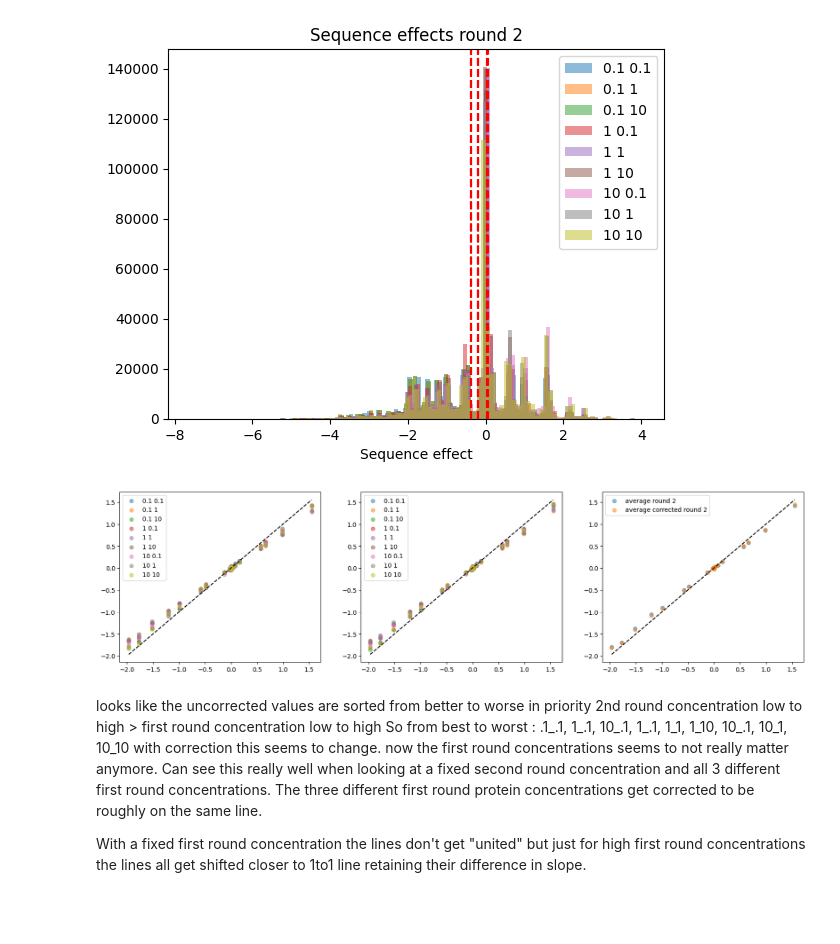
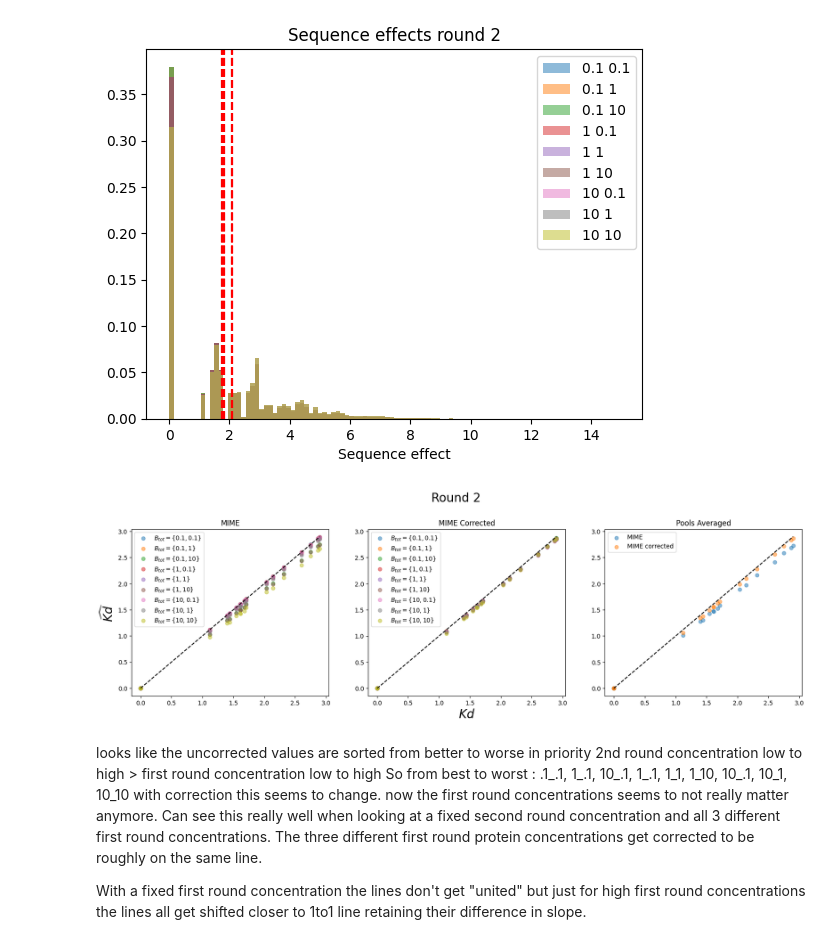
Before and after one commit to JoshuaGensel/dmMIME_correction, a Jupyter notebook: src/exploratory_analysis.ipynb, the cells around one changed output. Cells and saved outputs as stored; diff of their text form; code cells hidden in the pictures; blank space fills up the shorter version.

```diff
--- a/src/exploratory_analysis.ipynb
+++ b/src/exploratory_analysis.ipynb
@@ -4,9 +4,9 @@ import numpy as np
 import MIME_correction
 # %%
 def get_pool_data(first_round_targets : str, second_round_targets : str):
-    path = "/datadisk/MIME/discrete_L10_q4_n500k_bg_test/"
+    path = "/datadisk/MIME/final/deterministic_beta2_kdwt0/"
     ground_truth = np.loadtxt(path + f"target1_{first_round_targets}_target2_{second_round_targets}/ground_truth.csv", delimiter=",")
-    kd_wt = 1 #* np.e ** 2
+    kd_wt = 1 #* np.e #** 2
     ground_truth = ground_truth/kd_wt
     round_1 = np.log(np.loadtxt(path + f"target1_{first_round_targets}_target2_{second_round_targets}/round_1/effects.csv", delimiter=","))
     round_2 = np.log(np.loadtxt(path + f"target1_{first_round_targets}_target2_{second_round_targets}/round_2/effects.csv", delimiter=","))
@@ -349,61 +351,71 @@ plt.title("Sequence effects round 2")
 plt.xlabel("Sequence effect")
 plt.show()
 # %% [output]
-[figure, old version]
+[figure, new version]
 # %%
 # plot all corrected rounds in one plot
 fig, (ax1,ax2, ax3) = plt.subplots(1,3, figsize=(20,5))
 
-ax1.scatter(np.log(ground_truths[0]), np.log(round_2s[0]), label="0.1 0.1", alpha=.5)
-ax1.scatter(np.log(ground_truths[1]), np.log(round_2s[1]), label="0.1 1", alpha=.5)
-ax1.scatter(np.log(ground_truths[2]), np.log(round_2s[2]), label="0.1 10", alpha=.5)
-ax1.scatter(np.log(ground_truths[3]), np.log(round_2s[3]), label="1 0.1", alpha=.5)
-ax1.scatter(np.log(ground_truths[4]), np.log(round_2s[4]), label="1 1", alpha=.5)
-ax1.scatter(np.log(ground_truths[5]), np.log(round_2s[5]), label="1 10", alpha=.5)
-ax1.scatter(np.log(ground_truths[6]), np.log(round_2s[6]), label="10 0.1", alpha=.5)
-ax1.scatter(np.log(ground_truths[7]), np.log(round_2s[7]), label="10 1", alpha=.5)
-ax1.scatter(np.log(ground_truths[8]), np.log(round_2s[8]), label="10 10", alpha=.5)
+ax1.scatter(np.log(ground_truths[0]), np.log(round_2s[0]), label="$ B_{tot} = \{0.1, 0.1\}$", alpha=.5)
+ax1.scatter(np.log(ground_truths[1]), np.log(round_2s[1]), label="$ B_{tot} = \{0.1, 1\}$", alpha=.5)
+ax1.scatter(np.log(ground_truths[2]), np.log(round_2s[2]), label="$ B_{tot} = \{0.1, 10\}$", alpha=.5)
+ax1.scatter(np.log(ground_truths[3]), np.log(round_2s[3]), label="$ B_{tot} = \{1, 0.1\}$", alpha=.5)
+ax1.scatter(np.log(ground_truths[4]), np.log(round_2s[4]), label="$ B_{tot} = \{1, 1\}$", alpha=.5)
+ax1.scatter(np.log(ground_truths[5]), np.log(round_2s[5]), label="$ B_{tot} = \{1, 10\}$", alpha=.5)
+ax1.scatter(np.log(ground_truths[6]), np.log(round_2s[6]), label="$ B_{tot} = \{10, 0.1\}$", alpha=.5)
+ax1.scatter(np.log(ground_truths[7]), np.log(round_2s[7]), label="$ B_{tot} = \{10, 1\}$", alpha=.5)
+ax1.scatter(np.log(ground_truths[8]), np.log(round_2s[8]), label="$ B_{tot} = \{10, 10\}$", alpha=.5)
 ax1.legend()
 #also plot 1to1 line
 x = np.linspace(np.min(np.log(ground_truths[0])), np.max(np.log(ground_truths[0])), 100)
 y = x
-ax1.plot(x,y, label="1 to 1 line", linestyle="--", color="black")
+ax1.plot(x,y, label="$ B_{tot} = \{1 to 1 line", linestyle="--", color="black")
 
-ax2.scatter(np.log(ground_truths[0]), np.log(corrected_round_2s[0]), label="0.1 0.1", alpha=.5)
-ax2.scatter(np.log(ground_truths[1]), np.log(corrected_round_2s[1]), label="0.1 1", alpha=.5)
-ax2.scatter(np.log(ground_truths[2]), np.log(corrected_round_2s[2]), label="0.1 10", alpha=.5)
-ax2.scatter(np.log(ground_truths[3]), np.log(corrected_round_2s[3]), label="1 0.1", alpha=.5)
-ax2.scatter(np.log(ground_truths[4]), np.log(corrected_round_2s[4]), label="1 1", alpha=.5)
-ax2.scatter(np.log(ground_truths[5]), np.log(corrected_round_2s[5]), label="1 10", alpha=.5)
-ax2.scatter(np.log(ground_truths[6]), np.log(corrected_round_2s[6]), label="10 0.1", alpha=.5)
-ax2.scatter(np.log(ground_truths[7]), np.log(corrected_round_2s[7]), label="10 1", alpha=.5)
-ax2.scatter(np.log(ground_truths[8]), np.log(corrected_round_2s[8]), label="10 10", alpha=.5)
+ax2.scatter(np.log(ground_truths[0]), np.log(corrected_round_2s[0]), label="$ B_{tot} = \{0.1, 0.1\}$", alpha=.5)
+ax2.scatter(np.log(ground_truths[1]), np.log(corrected_round_2s[1]), label="$ B_{tot} = \{0.1, 1\}$", alpha=.5)
+ax2.scatter(np.log(ground_truths[2]), np.log(corrected_round_2s[2]), label="$ B_{tot} = \{0.1, 10\}$", alpha=.5)
+ax2.scatter(np.log(ground_truths[3]), np.log(corrected_round_2s[3]), label="$ B_{tot} = \{1, 0.1\}$", alpha=.5)
+ax2.scatter(np.log(ground_truths[4]), np.log(corrected_round_2s[4]), label="$ B_{tot} = \{1, 1\}$", alpha=.5)
+ax2.scatter(np.log(ground_truths[5]), np.log(corrected_round_2s[5]), label="$ B_{tot} = \{1, 10\}$", alpha=.5)
+ax2.scatter(np.log(ground_truths[6]), np.log(corrected_round_2s[6]), label="$ B_{tot} = \{10, 0.1\}$", alpha=.5)
+ax2.scatter(np.log(ground_truths[7]), np.log(corrected_round_2s[7]), label="$ B_{tot} = \{10, 1\}$", alpha=.5)
+ax2.scatter(np.log(ground_truths[8]), np.log(corrected_round_2s[8]), label="$ B_{tot} = \{10, 10\}$", alpha=.5)
 ax2.legend()
 #also plot 1to1 line
 x = np.linspace(np.min(np.log(ground_truths[0])), np.max(np.log(ground_truths[0])), 100)
 y = x
 ax2.plot(x,y, label="1 to 1 line", linestyle="--", color="black")
 
 # plot the averages of corrected and uncorrected
 round_2s = np.array(round_2s)
 corrected_round_2s = np.array(corrected_round_2s)
 ground_truths = np.array(ground_truths)
 
 average_round_2 = np.mean(round_2s[[2,5,8]], axis=0)
 average_corrected_round_2 = np.mean(corrected_round_2s[[2,5,8]], axis=0)
 average_ground_truth = np.mean(ground_truths, axis=0)
 
-ax3.scatter(np.log(average_ground_truth), np.log(average_round_2), label="average round 2", alpha=.5)
-ax3.scatter(np.log(average_ground_truth), np.log(average_corrected_round_2), label="average corrected round 2", alpha=.5)
+ax3.scatter(np.log(average_ground_truth), np.log(average_round_2), label="MIME", alpha=.5)
+ax3.scatter(np.log(average_ground_truth), np.log(average_corrected_round_2), label="MIME corrected", alpha=.5)
 ax3.legend()
 #also plot 1to1 line
 x = np.linspace(np.min(np.log(average_ground_truth)), np.max(np.log(average_ground_truth)), 100)
 y = x
 ax3.plot(x,y, label="1 to 1 line", linestyle="--", color="black")
 
+#add labels for x and y axis
+ax2.set_xlabel("$Kd$", fontsize=20)
+ax1.set_ylabel("$\widehat{Kd}$", fontsize=20)
+#add overall title
+plt.suptitle("Round 2", fontsize=20, y=1.05)
+#set title for each subplot
+ax1.set_title("MIME")
+ax2.set_title("MIME Corrected")
+ax3.set_title("Pools Averaged")
+
 plt.show()
 # %% [output]
-[figure, old version]
+[figure, new version]
 # %% [markdown]
 looks like the uncorrected values are sorted from better to worse in priority 2nd round concentration low to high > first round concentration low to high
 So from best to worst : .1_.1, 1_.1, 10_.1, 1_.1, 1_1, 1_10, 10_.1, 10_1, 10_10
```
Also changed, not shown: parts of 12 cells of this notebook, 2 other files.
